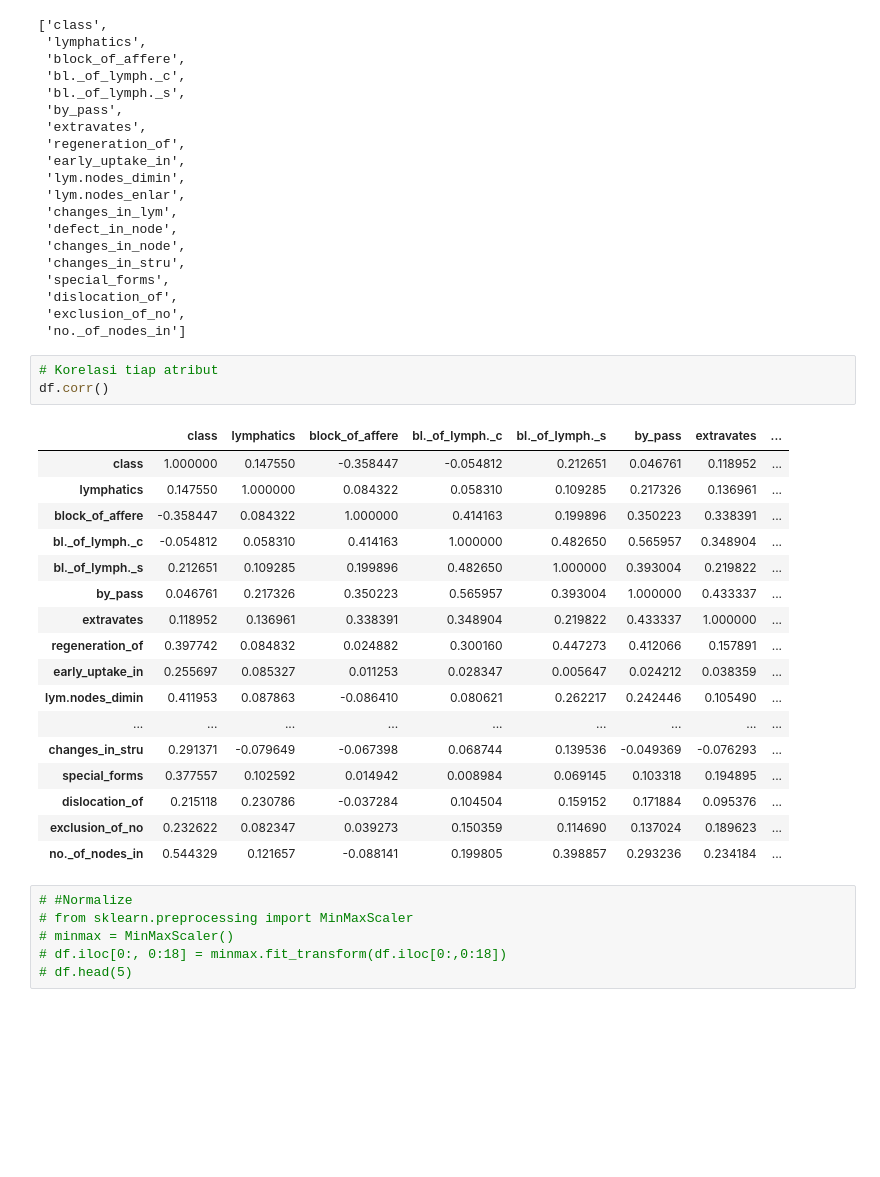
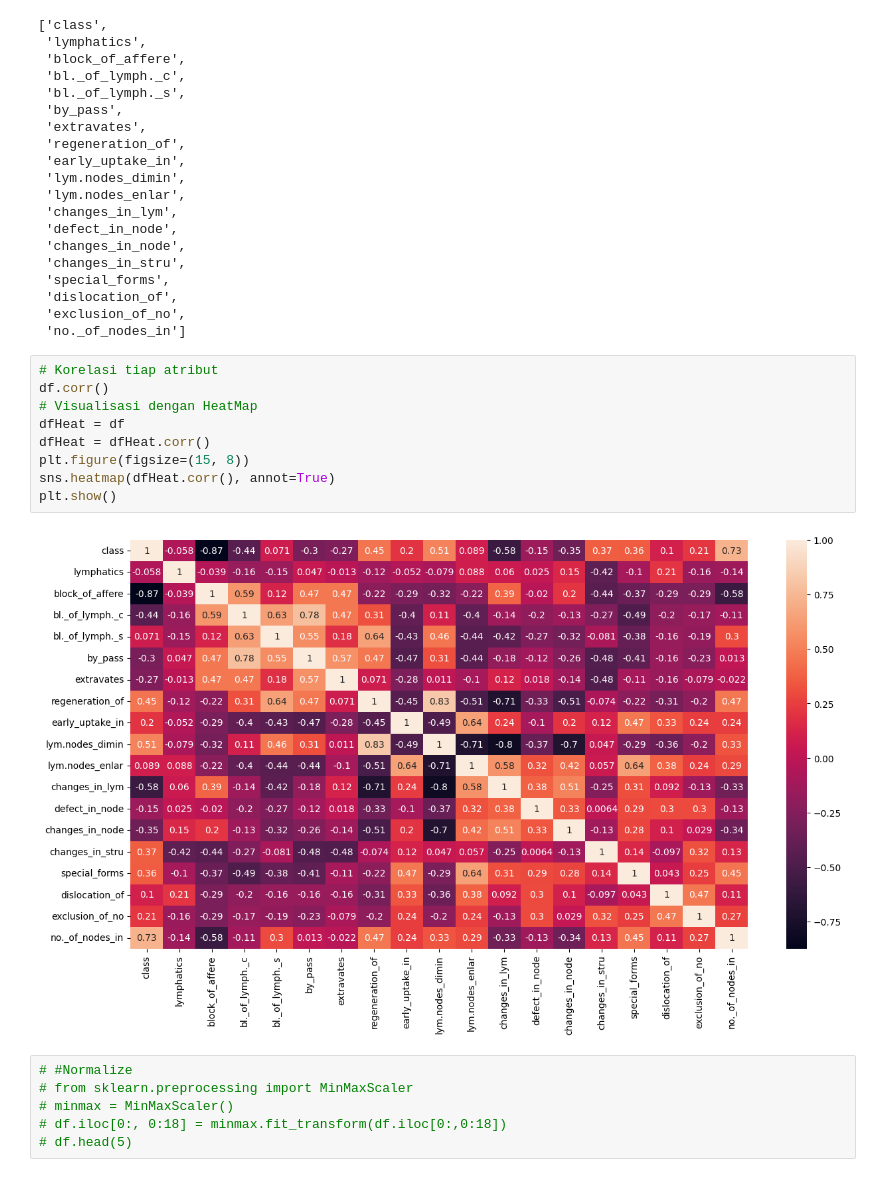
Before and after one commit to patgrace/randomforest, a Jupyter notebook: randomforest.ipynb, the cells around one changed output. Saved outputs shown, nothing was run; the diff lists cells and outputs as text; blank space fills up the shorter version.

```diff
--- a/randomforest.ipynb
+++ b/randomforest.ipynb
@@ -118,27 +118,17 @@ list_df_features
  'dislocation_of',
  'exclusion_of_no',
  'no._of_nodes_in']
-# %%
-# Korelasi tiap atribut
-df.corr()
-# %% [output]
-|  | class | lymphatics | block_of_affere | bl._of_lymph._c | bl._of_lymph._s | by_pass | extravates | ... |
-| class | 1.000000 | 0.147550 | -0.358447 | -0.054812 | 0.212651 | 0.046761 | 0.118952 | ... |
-| lymphatics | 0.147550 | 1.000000 | 0.084322 | 0.058310 | 0.109285 | 0.217326 | 0.136961 | ... |
-| block_of_affere | -0.358447 | 0.084322 | 1.000000 | 0.414163 | 0.199896 | 0.350223 | 0.338391 | ... |
-| bl._of_lymph._c | -0.054812 | 0.058310 | 0.414163 | 1.000000 | 0.482650 | 0.565957 | 0.348904 | ... |
-| bl._of_lymph._s | 0.212651 | 0.109285 | 0.199896 | 0.482650 | 1.000000 | 0.393004 | 0.219822 | ... |
-| by_pass | 0.046761 | 0.217326 | 0.350223 | 0.565957 | 0.393004 | 1.000000 | 0.433337 | ... |
-| extravates | 0.118952 | 0.136961 | 0.338391 | 0.348904 | 0.219822 | 0.433337 | 1.000000 | ... |
-| regeneration_of | 0.397742 | 0.084832 | 0.024882 | 0.300160 | 0.447273 | 0.412066 | 0.157891 | ... |
-| early_uptake_in | 0.255697 | 0.085327 | 0.011253 | 0.028347 | 0.005647 | 0.024212 | 0.038359 | ... |
-| lym.nodes_dimin | 0.411953 | 0.087863 | -0.086410 | 0.080621 | 0.262217 | 0.242446 | 0.105490 | ... |
-| ... | ... | ... | ... | ... | ... | ... | ... | ... |
-| changes_in_stru | 0.291371 | -0.079649 | -0.067398 | 0.068744 | 0.139536 | -0.049369 | -0.076293 | ... |
-| special_forms | 0.377557 | 0.102592 | 0.014942 | 0.008984 | 0.069145 | 0.103318 | 0.194895 | ... |
-| dislocation_of | 0.215118 | 0.230786 | -0.037284 | 0.104504 | 0.159152 | 0.171884 | 0.095376 | ... |
-| exclusion_of_no | 0.232622 | 0.082347 | 0.039273 | 0.150359 | 0.114690 | 0.137024 | 0.189623 | ... |
-| no._of_nodes_in | 0.544329 | 0.121657 | -0.088141 | 0.199805 | 0.398857 | 0.293236 | 0.234184 | ... |
+# %%
+# Korelasi tiap atribut
+df.corr()
+# Visualisasi dengan HeatMap
+dfHeat = df
+dfHeat = dfHeat.corr()
+plt.figure(figsize=(15, 8))
+sns.heatmap(dfHeat.corr(), annot=True)
+plt.show()
+# %% [output]
+[figure, added]
 # %%
 # #Normalize
 # from sklearn.preprocessing import MinMaxScaler
```
Also changed, not shown: parts of 3 cells of this notebook.
